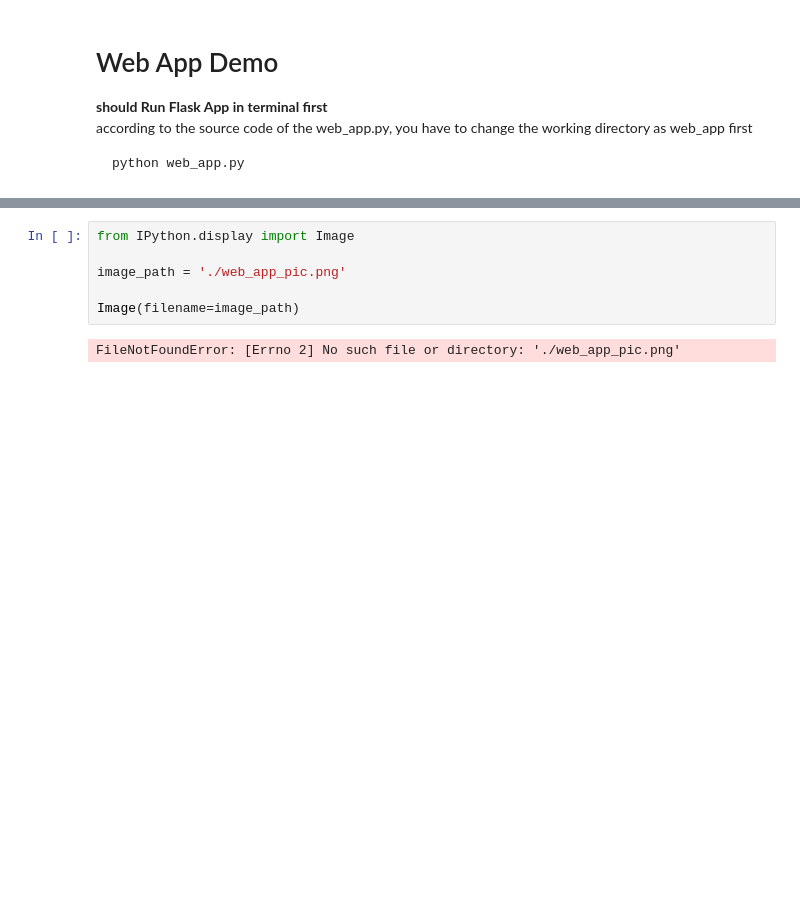
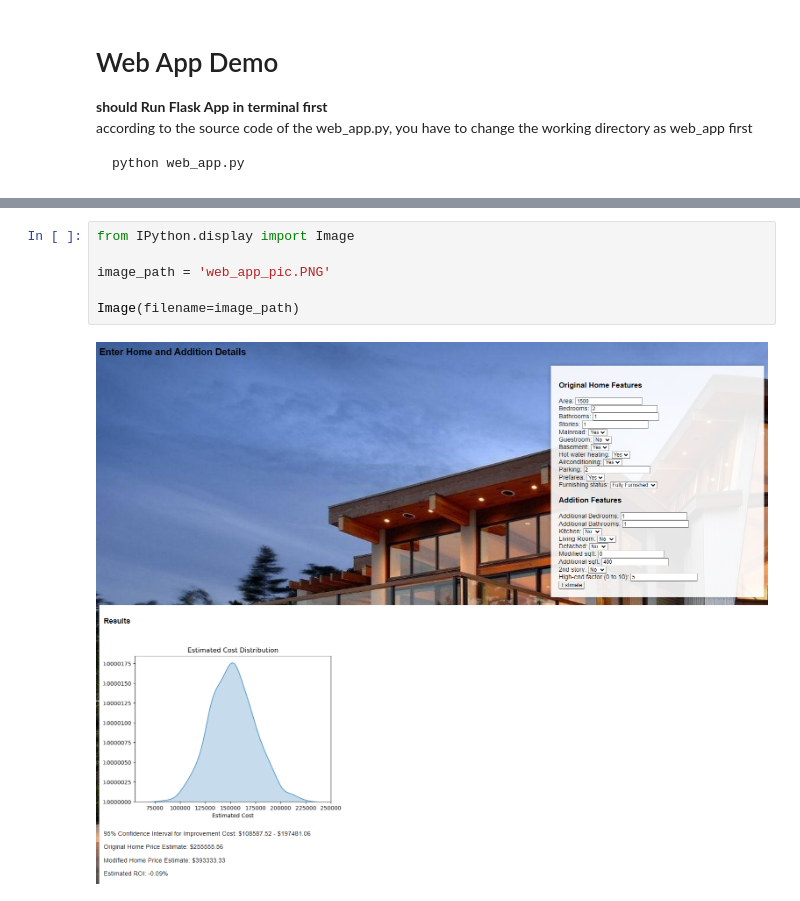
Before and after one commit to liam-hsieh/phys243-project, a Jupyter notebook: project.ipynb, the cells around one changed output, grey strips where cells are left out. Cells and saved outputs as stored; diff of their text form; blank space fills up the shorter version.

Commit message:
notebook: edit path to .png image

```diff
--- a/project.ipynb
+++ b/project.ipynb
@@ -403,8 +403,8 @@ HTML(iframe_html)
 # %%
 from IPython.display import Image
 
-image_path = './web_app_pic.png'
+image_path = 'web_app_pic.PNG'
 
 Image(filename=image_path)
 # %% [output]
-FileNotFoundError: [Errno 2] No such file or directory: './web_app_pic.png'
+[figure, added]
```
